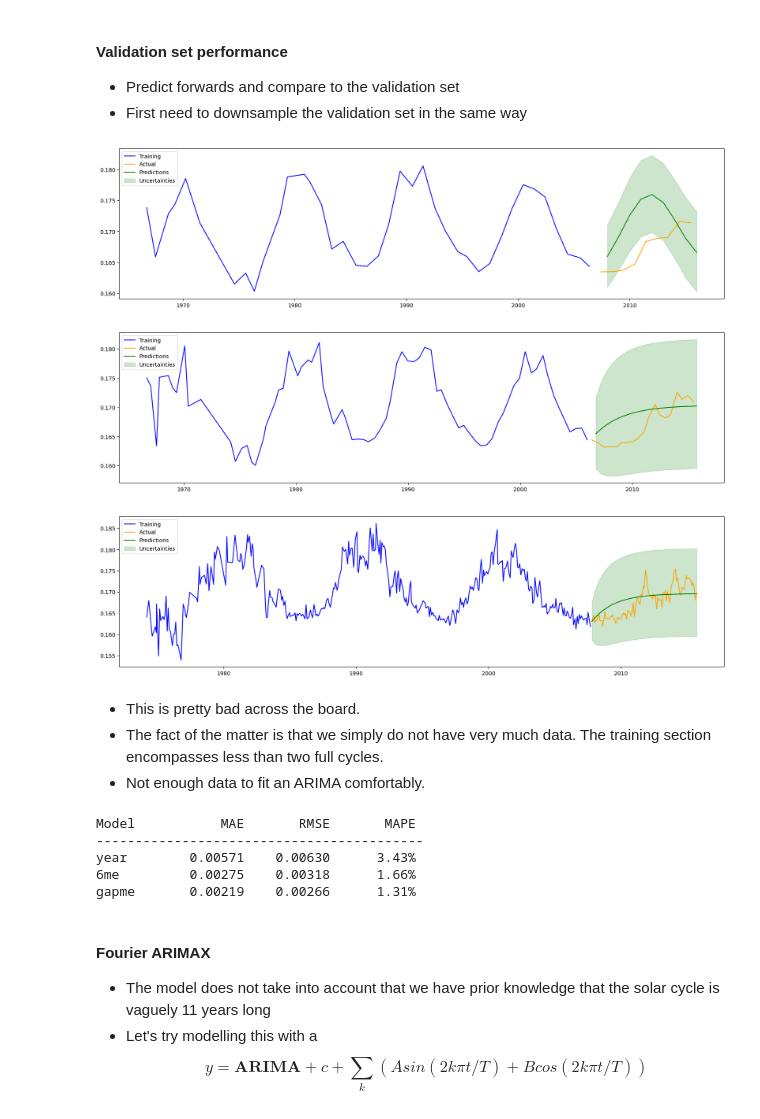
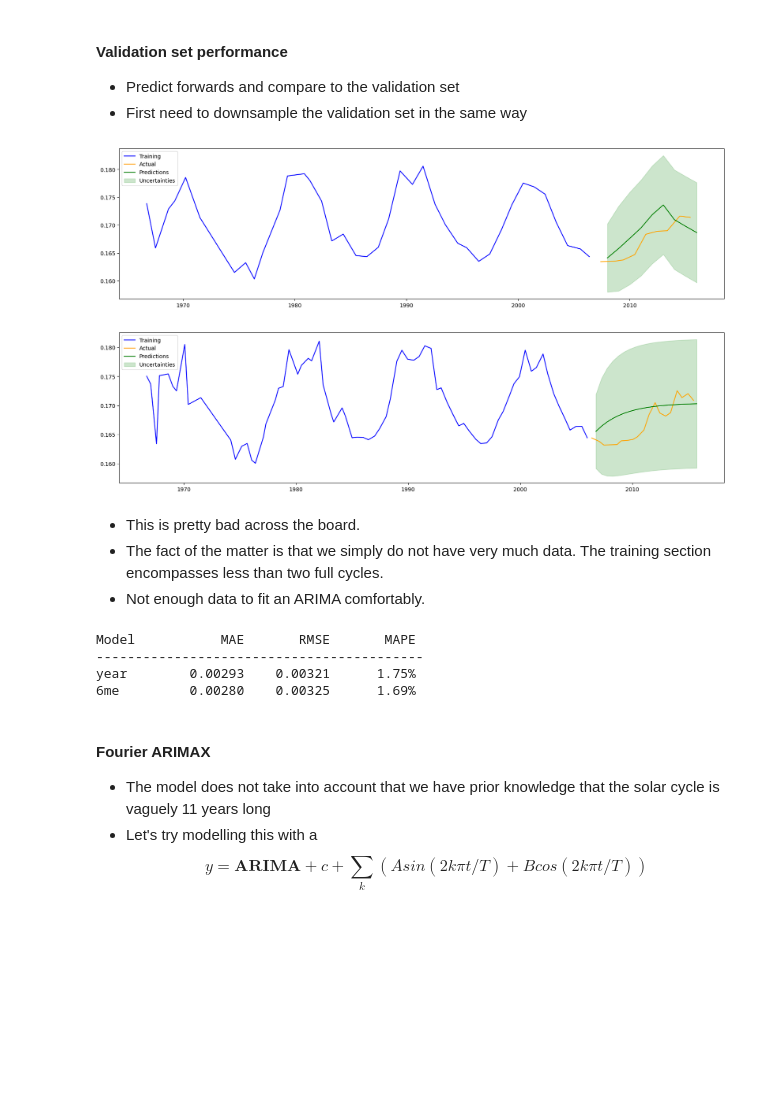
Before and after one commit to JoeyWee1/SolarCycleForecasting, a Jupyter notebook: Notebooks/ARIMA/ARIMA1_solar.ipynb, the cells around one changed output. Cells and saved outputs as stored; diff of their text form; code cells hidden in the pictures; blank space fills up the shorter version.

```diff
--- a/Notebooks/ARIMA/ARIMA1_solar.ipynb
+++ b/Notebooks/ARIMA/ARIMA1_solar.ipynb
@@ -317,22 +358,34 @@ forecast_gapme, conf_gapme = model_gapme.predict(n_periods=len(valid_df_gapme),
 forecast_year, conf_year = model_year.predict(n_periods=len(valid_df_year), return_conf_int=True)
 forecast_6me, conf_6me = model_6me.predict(n_periods=len(valid_df_6me), return_conf_int=True)
 # %%
-results_gapme = pd.DataFrame({
-    'forecast' : forecast_gapme.apply(np.exp).values,
-    'lower'    : np.exp(conf_gapme[:, 0]),
-    'upper'    : np.exp(conf_gapme[:, 1]),
-}, index=valid_df_gapme.index)
+# results_gapme = pd.DataFrame({
+#     'forecast' : forecast_gapme.apply(np.exp).values,
+#     'lower'    : np.exp(conf_gapme[:, 0]),
+#     'upper'    : np.exp(conf_gapme[:, 1]),
+# }, index=valid_df_gapme.index)
+
+# results_year = pd.DataFrame({
+#     'forecast' : forecast_year.apply(np.exp).values,
+#     'lower'    : np.exp(conf_year[:, 0]),
+#     'upper'    : np.exp(conf_year[:, 1]),
+# }, index=valid_df_year.index)
+
+# results_6me = pd.DataFrame({
+#     'forecast' : forecast_6me.apply(np.exp).values,
+#     'lower'    : np.exp(conf_6me[:, 0]),
+#     'upper'    : np.exp(conf_6me[:, 1]),
+# }, index=valid_df_6me.index)
 
 results_year = pd.DataFrame({
-    'forecast' : forecast_year.apply(np.exp).values,
-    'lower'    : np.exp(conf_year[:, 0]),
-    'upper'    : np.exp(conf_year[:, 1]),
+    'forecast' : forecast_year.values,
+    'lower'    : conf_year[:, 0],
+    'upper'    : conf_year[:, 1],
 }, index=valid_df_year.index)
 
 results_6me = pd.DataFrame({
-    'forecast' : forecast_6me.apply(np.exp).values,
-    'lower'    : np.exp(conf_6me[:, 0]),
-    'upper'    : np.exp(conf_6me[:, 1]),
+    'forecast' : forecast_6me.values,
+    'lower'    : conf_6me[:, 0],
+    'upper'    : conf_6me[:, 1],
 }, index=valid_df_6me.index)
 # %%
 def plot_predictions(trainingset, validset, results):
@@ -347,25 +400,24 @@ def plot_predictions(trainingset, validset, results):
 # %%
 plot_predictions(
     trainingset= train_df_year,
     validset= valid_df_year,
     results= results_year,
                  )
 
 plot_predictions(
     trainingset= train_df_6me,
     validset= valid_df_6me,
     results= results_6me,
                  )
 
-plot_predictions(
-    trainingset= train_df_gapme,
-    validset= valid_df_gapme,
-    results= results_gapme,
-                 )
+# plot_predictions(
+#     trainingset= train_df_gapme,
+#     validset= valid_df_gapme,
+#     results= results_gapme,
+#                  )
 # %% [output]
-[figure, old version]
+[figure, new version]
 [figure]
-[figure, removed]
 # %% [markdown]
 - This is pretty bad across the board.
 - The fact of the matter is that we simply do not have very much data. The training section encompasses less than two full cycles.
@@ -376,7 +428,7 @@ from sklearn.metrics import mean_absolute_error, root_mean_squared_error
 datasets = {
     "year"  : (valid_df_year,  results_year),
     "6me"   : (valid_df_6me,   results_6me),
-    "gapme" : (valid_df_gapme, results_gapme),
+    # "gapme" : (valid_df_gapme, results_gapme),
 }
 
 print(f"{'Model':<8} {'MAE':>10} {'RMSE':>10} {'MAPE':>10}")
@@ -390,9 +442,8 @@ for name, (valid_df, results) in datasets.items():
 # %% [output]
 Model           MAE       RMSE       MAPE
 ------------------------------------------
-year        0.00571    0.00630      3.43%
-6me         0.00275    0.00318      1.66%
-gapme       0.00219    0.00266      1.31%
+year        0.00293    0.00321      1.75%
+6me         0.00280    0.00325      1.69%
 # %% [markdown]
 #### Fourier ARIMAX
 - The model does not take into account that we have prior knowledge that the solar cycle is vaguely 11 years long
```
Also changed, not shown: parts of 10 cells of this notebook.
